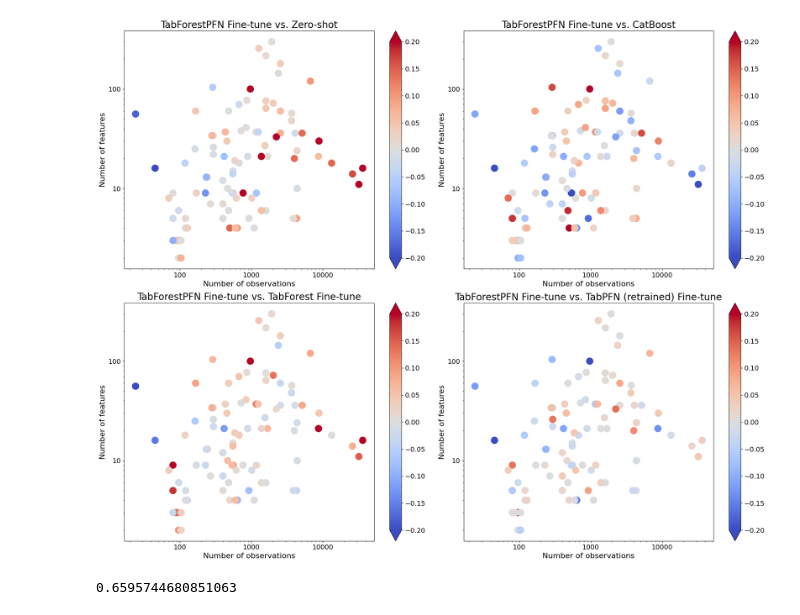
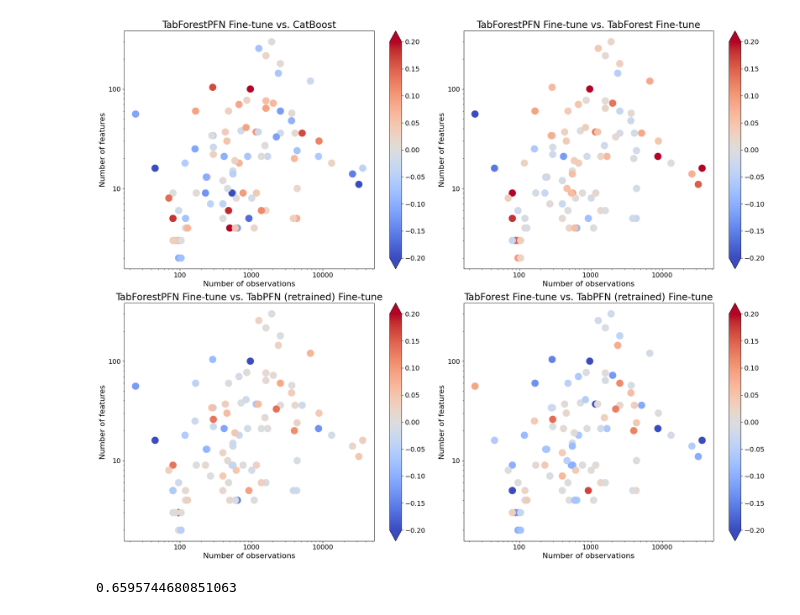
Before and after one commit to FelixdenBreejen/TabForestPFN, a Jupyter notebook: notebooks/analysis_comparison.ipynb, the cells around one changed output. Drawn from its saved outputs; the diff is of its cells as text; code cells hidden in the pictures.

```diff
--- a/notebooks/analysis_comparison.ipynb
+++ b/notebooks/analysis_comparison.ipynb
@@ -101,22 +110,22 @@ def create_plot(ax: plt.Axes, df_comparison: pd.DataFrame, title: str):
 # %%
 from tabularbench.core.enums import ModelName
 
 
 fig, axes = plt.subplots(2, 2, figsize=(20, 16))
 
-df_tabforestpfn_finetune_vs_zeroshot = create_comparison(ds_tabforestpfn_finetune, ds_tabforestpfn_zeroshot)
-create_plot(axes[0, 0], df_tabforestpfn_finetune_vs_zeroshot, 'TabForestPFN Fine-tune vs. Zero-shot')
-
 df_tabforestpfn_vs_catboost = create_comparison(ds_tabforestpfn_finetune, ds_benchmark.sel(model_name=[ModelName.CATBOOST.name]))
-create_plot(axes[0, 1], df_tabforestpfn_vs_catboost, 'TabForestPFN Fine-tune vs. CatBoost')
+create_plot(axes[0, 0], df_tabforestpfn_vs_catboost, 'TabForestPFN Fine-tune vs. CatBoost')
 
 df_tabforestpfn_vs_tabforest = create_comparison(ds_tabforestpfn_finetune, ds_tabforest_finetune)
-create_plot(axes[1, 0], df_tabforestpfn_vs_tabforest, 'TabForestPFN Fine-tune vs. TabForest Fine-tune')
+create_plot(axes[0, 1], df_tabforestpfn_vs_tabforest, 'TabForestPFN Fine-tune vs. TabForest Fine-tune')
 
 df_tabforestpfn_vs_tabpfn = create_comparison(ds_tabforestpfn_finetune, ds_tabpfn_retrained_finetune)
-create_plot(axes[1, 1], df_tabforestpfn_vs_tabpfn, 'TabForestPFN Fine-tune vs. TabPFN (retrained) Fine-tune')
+create_plot(axes[1, 0], df_tabforestpfn_vs_tabpfn, 'TabForestPFN Fine-tune vs. TabPFN (retrained) Fine-tune')
+
+df_tabforest_vs_tabpfn = create_comparison(ds_tabforest_finetune, ds_tabpfn_retrained_finetune)
+create_plot(axes[1, 1], df_tabforest_vs_tabpfn, 'TabForest Fine-tune vs. TabPFN (retrained) Fine-tune')
 
 plt.tight_layout()
 # %% [output]
-[figure, old version]
+[figure, new version]
 # %%
```
Also changed, not shown: parts of 4 cells of this notebook, 3 other files.
